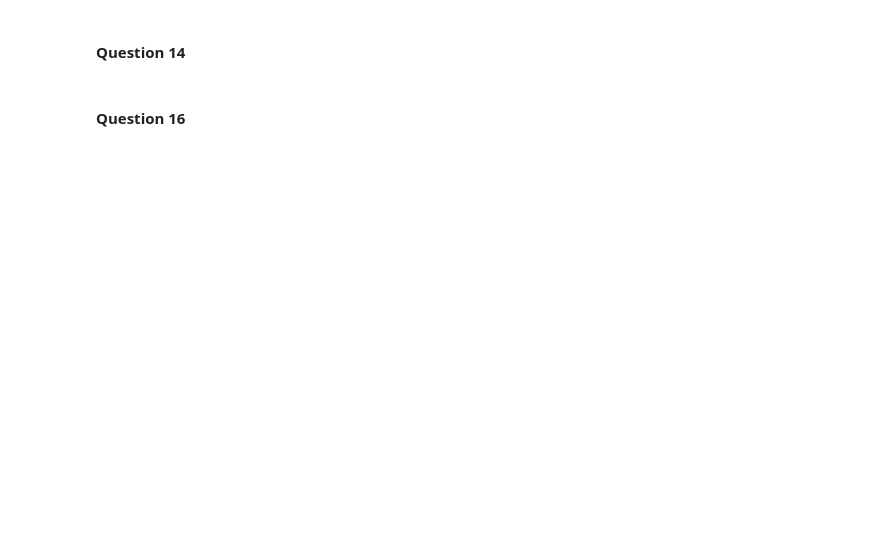
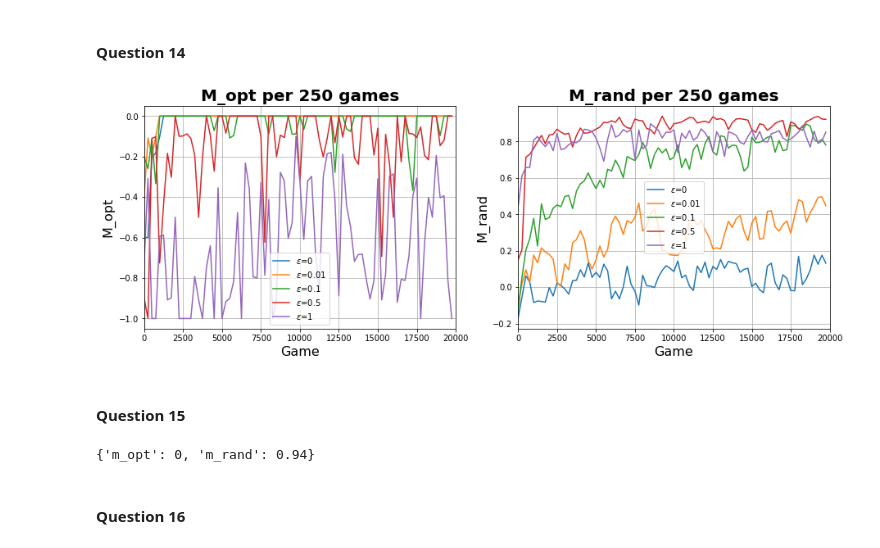
Before and after one commit to mismayil/ann-miniproject, a Jupyter notebook: miniproject.ipynb, the cells around one changed output. Saved outputs shown, nothing was run; the diff lists cells and outputs as text; code cells hidden in the pictures; blank space fills up the shorter version.

```diff
--- a/miniproject.ipynb
+++ b/miniproject.ipynb
@@ -231,11 +271,27 @@ for n_star in n_stars:
 EPS_MIN = 0.1
 EPS_MAX = 0.8
 N_STAR = 100
-epsilons = [0, 0.01, 0.1, 0.5, 1]
+
+q14_players = []
 
 for eps in epsilons:
     other_player = OptimalPlayer(epsilon=eps)
     q_player = DeepQPlayer(epsilon=lambda n: max(EPS_MIN, EPS_MAX * (1 - n / N_STAR)))
     play(other_player, q_player, episodes=20000)
+    q14_players.append(q_player)
+
+save_stats(players=q14_players, path='answers/Q14.npy')
+# %%
+labels = [f'$\epsilon$={eps}' for eps in epsilons]
+plot_m_values(stats_path='answers/Q14.npy', labels=labels, save_path='artifacts/fig_Q14.pdf')
+# %% [output]
+[figure, added]
+# %% [markdown]
+#### Question 15
+# %%
+stats = read_stats('answers/Q14.npy')
+highest_m_values(stats)
+# %% [output]
+{'m_opt': 0, 'm_rand': 0.94}
 # %% [markdown]
 #### Question 16
```
Also changed, not shown: parts of 36 cells of this notebook, 15 other files.
